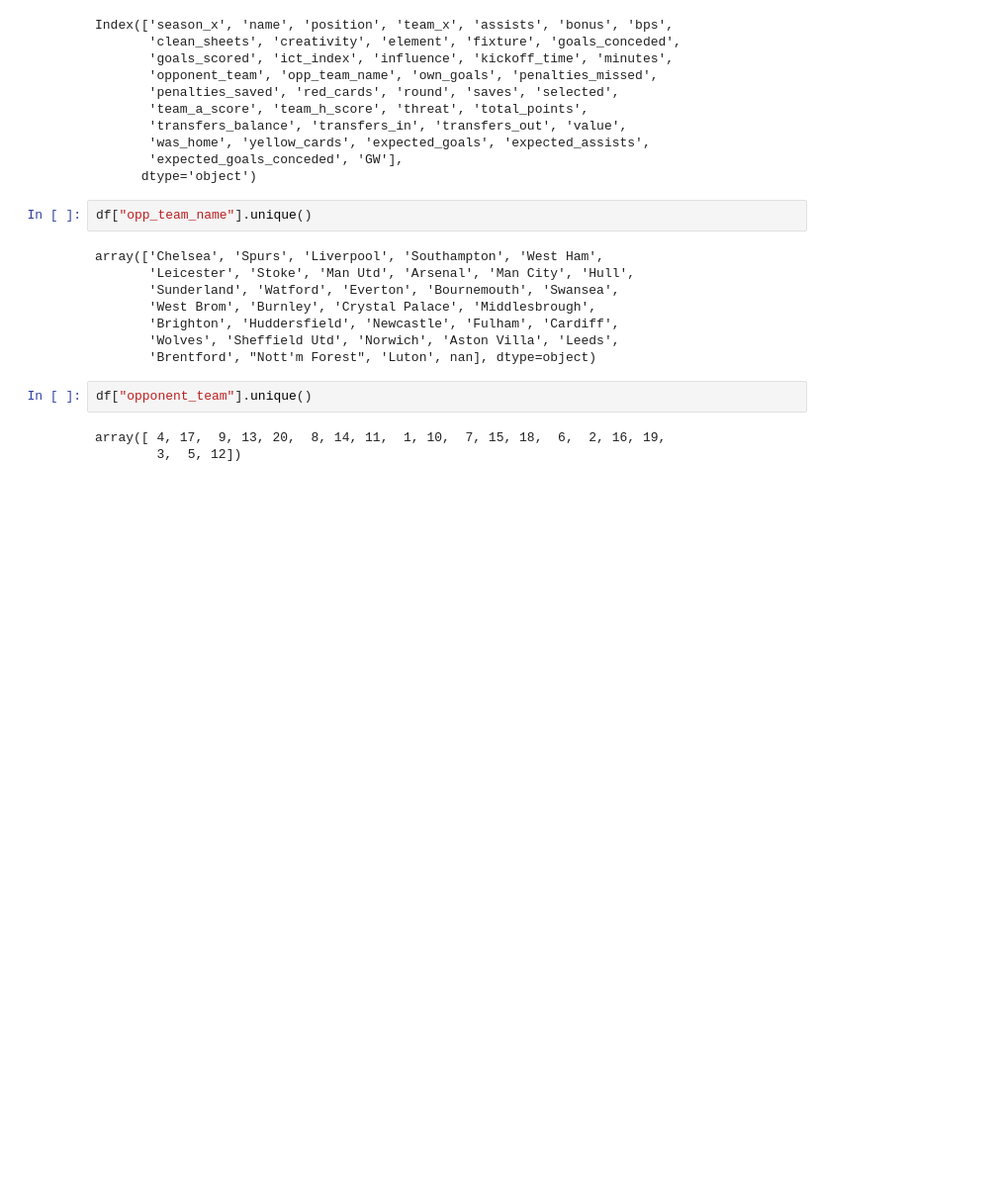
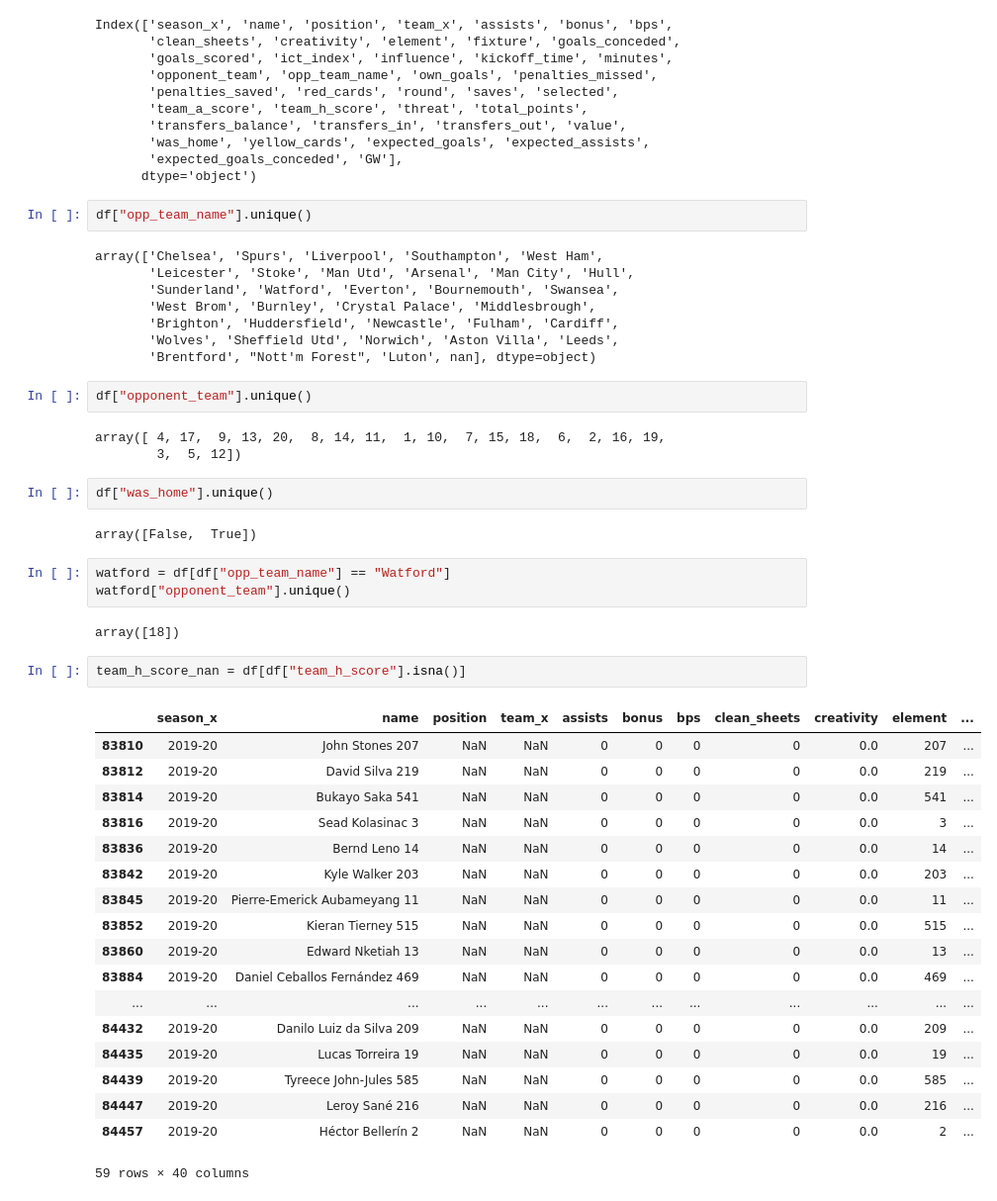
Before and after one commit to bragehs/FPL_forecast, a Jupyter notebook: predictor/data_exploration.ipynb, the cells around one changed output. Shown at 99% size. Drawn from its saved outputs; the diff is of its cells as text; blank space fills up the shorter version.

```diff
--- a/predictor/data_exploration.ipynb
+++ b/predictor/data_exploration.ipynb
@@ -61,3 +85,33 @@ df["opponent_team"].unique()
 # %% [output]
 array([ 4, 17,  9, 13, 20,  8, 14, 11,  1, 10,  7, 15, 18,  6,  2, 16, 19,
         3,  5, 12])
+# %%
+df["was_home"].unique()
+# %% [output]
+array([False,  True])
+# %%
+watford = df[df["opp_team_name"] == "Watford"]
+watford["opponent_team"].unique()
+# %% [output]
+array([18])
+# %%
+team_h_score_nan = df[df["team_h_score"].isna()]
+# %% [output]
+|  | season_x | name | position | team_x | assists | bonus | bps | clean_sheets | creativity | element | ... |
+| 83810 | 2019-20 | John Stones 207 | NaN | NaN | 0 | 0 | 0 | 0 | 0.0 | 207 | ... |
+| 83812 | 2019-20 | David Silva 219 | NaN | NaN | 0 | 0 | 0 | 0 | 0.0 | 219 | ... |
+| 83814 | 2019-20 | Bukayo Saka 541 | NaN | NaN | 0 | 0 | 0 | 0 | 0.0 | 541 | ... |
+| 83816 | 2019-20 | Sead Kolasinac 3 | NaN | NaN | 0 | 0 | 0 | 0 | 0.0 | 3 | ... |
+| 83836 | 2019-20 | Bernd Leno 14 | NaN | NaN | 0 | 0 | 0 | 0 | 0.0 | 14 | ... |
+| 83842 | 2019-20 | Kyle Walker 203 | NaN | NaN | 0 | 0 | 0 | 0 | 0.0 | 203 | ... |
+| 83845 | 2019-20 | Pierre-Emerick Aubameyang 11 | NaN | NaN | 0 | 0 | 0 | 0 | 0.0 | 11 | ... |
+| 83852 | 2019-20 | Kieran Tierney 515 | NaN | NaN | 0 | 0 | 0 | 0 | 0.0 | 515 | ... |
+| 83860 | 2019-20 | Edward Nketiah 13 | NaN | NaN | 0 | 0 | 0 | 0 | 0.0 | 13 | ... |
+| 83884 | 2019-20 | Daniel Ceballos Fernández 469 | NaN | NaN | 0 | 0 | 0 | 0 | 0.0 | 469 | ... |
+| ... | ... | ... | ... | ... | ... | ... | ... | ... | ... | ... | ... |
+| 84432 | 2019-20 | Danilo Luiz da Silva 209 | NaN | NaN | 0 | 0 | 0 | 0 | 0.0 | 209 | ... |
+| 84435 | 2019-20 | Lucas Torreira 19 | NaN | NaN | 0 | 0 | 0 | 0 | 0.0 | 19 | ... |
+| 84439 | 2019-20 | Tyreece John-Jules 585 | NaN | NaN | 0 | 0 | 0 | 0 | 0.0 | 585 | ... |
+| 84447 | 2019-20 | Leroy Sané 216 | NaN | NaN | 0 | 0 | 0 | 0 | 0.0 | 216 | ... |
+| 84457 | 2019-20 | Héctor Bellerín 2 | NaN | NaN | 0 | 0 | 0 | 0 | 0.0 | 2 | ... |
+59 rows × 40 columns
```
Also changed, not shown: parts of 2 cells of this notebook, 6 other files.
